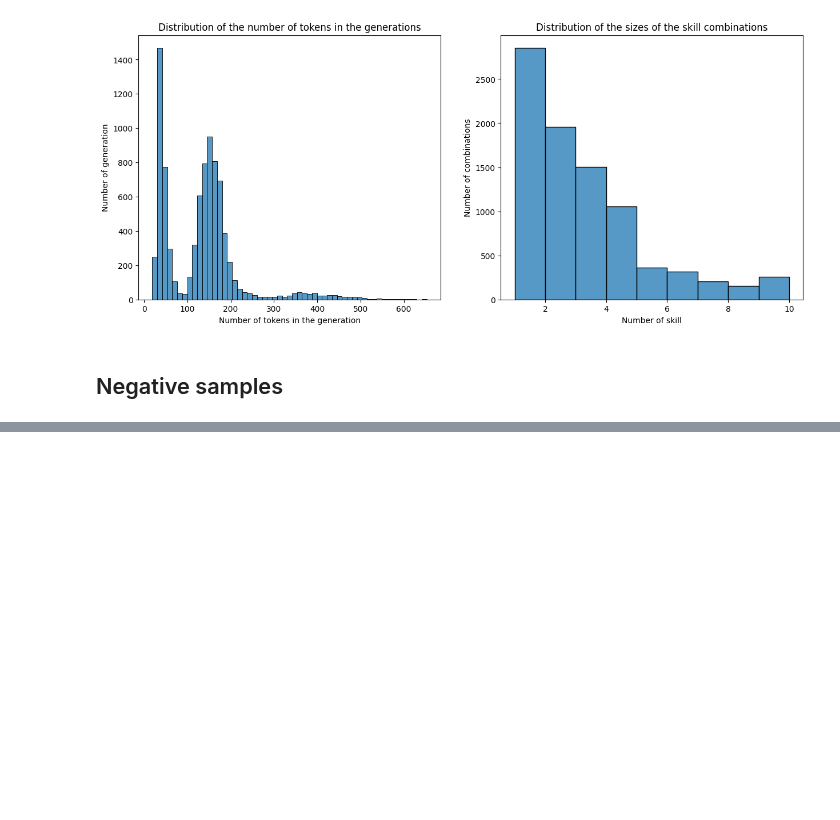
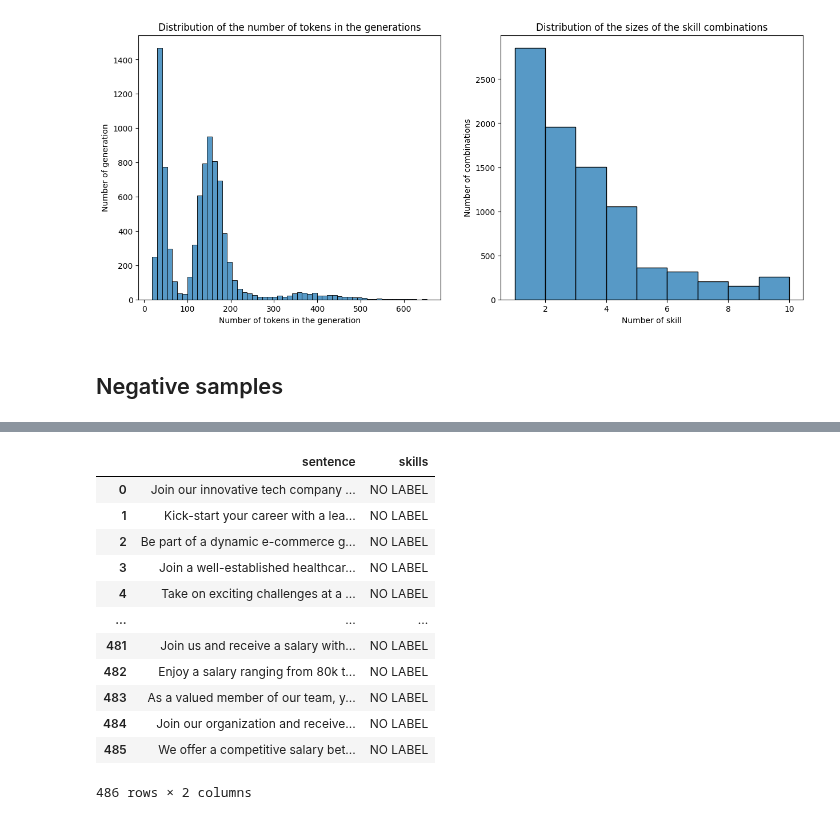
Before and after one commit to epfl-ml4ed/SkillThrills, a Jupyter notebook: protosp01/dataset_generation/generation/prototype_ds_generation.ipynb, the cells around one changed output, grey strips where cells are left out. Saved outputs shown, nothing was run; the diff lists cells and outputs as text; code cells hidden in the pictures; blank space fills up the shorter version.

```diff
--- a/protosp01/dataset_generation/generation/prototype_ds_generation.ipynb
+++ b/protosp01/dataset_generation/generation/prototype_ds_generation.ipynb
@@ -594,6 +594,6 @@ gen_ds.to_csv("./generated/PROTOTYPE/prototype.csv")
 # %% [markdown]
 ## Negative samples
 # %%
-res = datagen.augment_with_no_label_negative_sample(n=60, model="gpt-3.5")
+res = datagen.augment_with_no_label_negative_sample(n=500, model="gpt-3.5")
 # %% [output]
 TYPE-1
@@ -647,0 +603,12 @@ TYPE-2
+# %%
+nolabelgen = []
+for gen in res:
+    sentences = gen.split("\n")
+    for sentence in sentences:
+        sentence = sentence.replace("\n", "")
+        start = -1
+        for i, l in enumerate(sentence):
+            if(l.isalpha() and start == -1):
+                start = i
+        sentence = sentence[start:]
+        nolabelgen.append({'sentence': sentence})
@@ -647,0 +635,20 @@ TYPE-2
+# %%
+nolabelgen = [s for s in nolabelgen if s["sentence"] != '']
+# %%
+nolabelds = pd.DataFrame(nolabelgen)
+nolabelds["skills"] = "NO LABEL"
+nolabelds
+# %% [output]
+|  | sentence | skills |
+| 0 | Join our innovative tech company ... | NO LABEL |
+| 1 | Kick-start your career with a lea... | NO LABEL |
+| 2 | Be part of a dynamic e-commerce g... | NO LABEL |
+| 3 | Join a well-established healthcar... | NO LABEL |
+| 4 | Take on exciting challenges at a ... | NO LABEL |
+| ... | ... | ... |
+| 481 | Join us and receive a salary with... | NO LABEL |
+| 482 | Enjoy a salary ranging from 80k t... | NO LABEL |
+| 483 | As a valued member of our team, y... | NO LABEL |
+| 484 | Join our organization and receive... | NO LABEL |
+| 485 | We offer a competitive salary bet... | NO LABEL |
+486 rows × 2 columns
```
Also changed, not shown: parts of 29 cells of this notebook, 2 other files.
